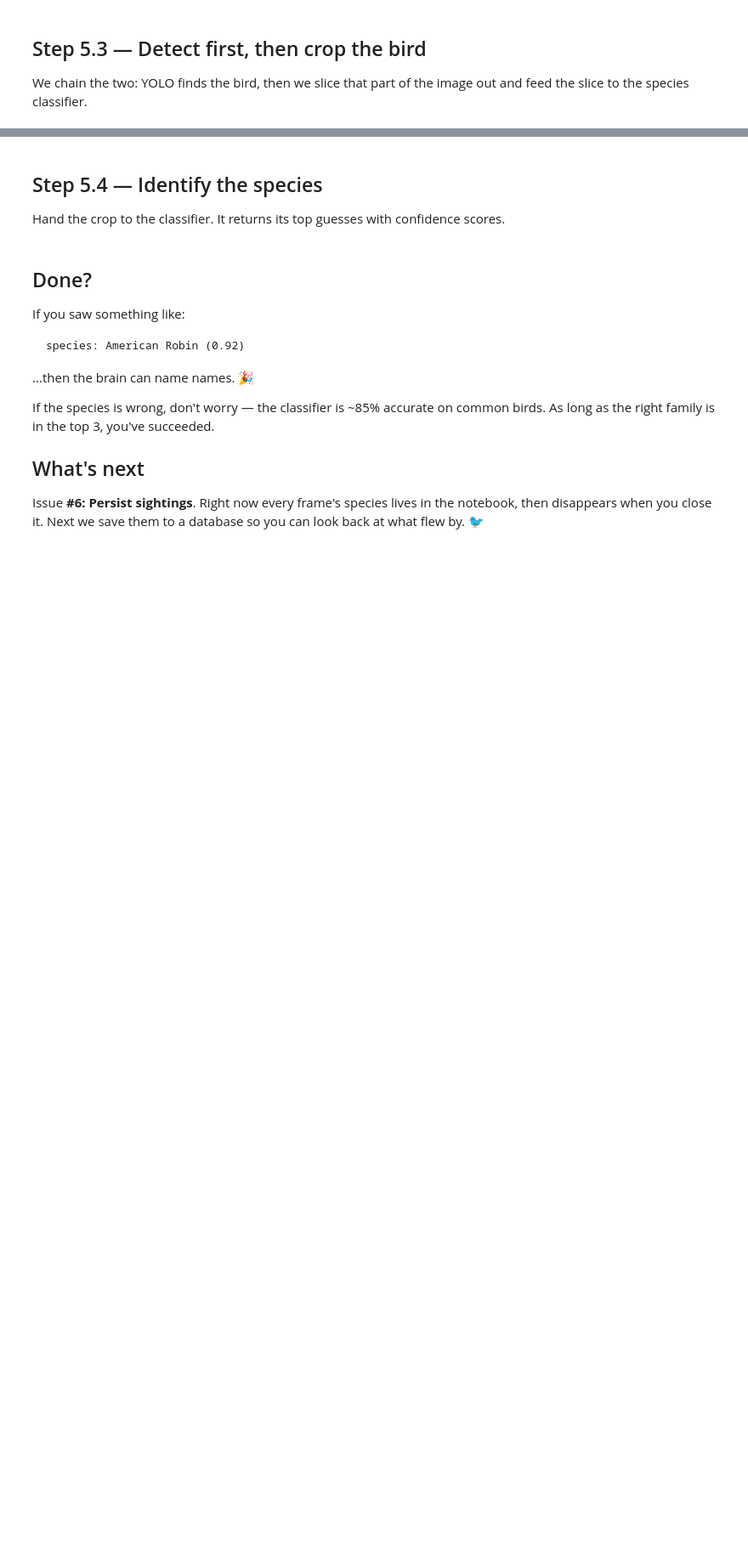
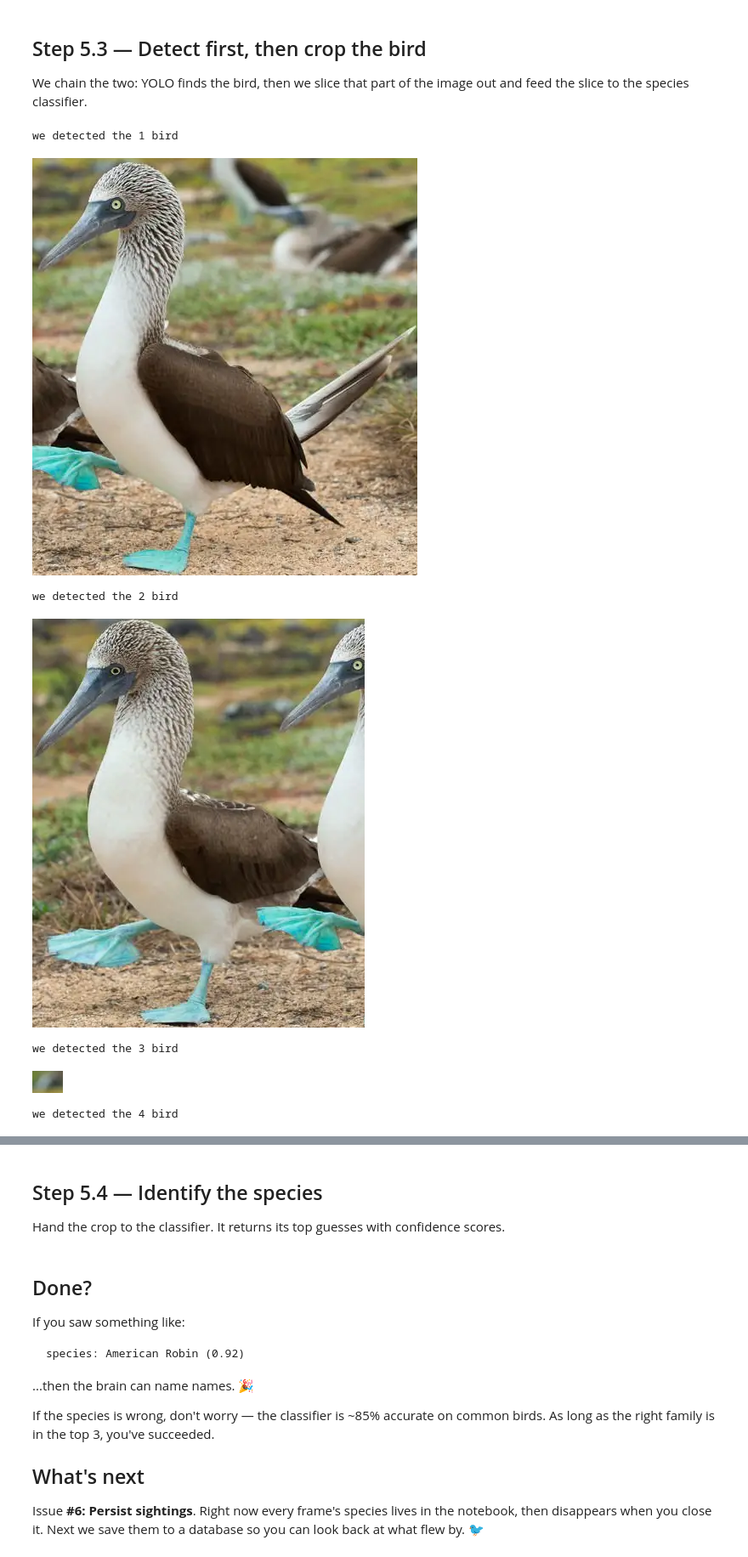
Before and after one commit to jaewilson07/bird-watcher, a Jupyter notebook: tutorials/05-identify.ipynb, the cells around one changed output, grey strips where cells are left out. Shown at 85% size. Saved outputs shown, nothing was run; the diff lists cells and outputs as text; code cells hidden in the pictures; blank space fills up the shorter version.

```diff
--- a/tutorials/05-identify.ipynb
+++ b/tutorials/05-identify.ipynb
@@ -43 +74,39 @@ print(f"Loaded classifier. Knows {len(classifier.model.config.id2label)} species
 We chain the two: YOLO finds the bird, then we slice that part of the image out and feed the slice to the species classifier.
+# %%
+from dotenv import load_dotenv
+from ultralytics import YOLO
+
+def detect_bird(image_path):
+    detector = YOLO("yolov8n.pt")
+    results = detector(image_path, verbose=False)
+
+    BIRD_CLASS_ID = 14
+    return [b for b in results[0].boxes  if int(b.cls[0]) == BIRD_CLASS_ID and float(b.conf[0]) > 0.4]
+
+
+def print_bird(bird_boxes, image_path):
+    if not bird_boxes:
+        print("No birds detected.")
+        return
+
+    for idx, box in enumerate(bird_boxes):
+        x1, y1, x2, y2 = [int(v) for v in box.xyxy[0]]
+        # print(f"Detected bird bounding box: ({x1}, {y1}), ({x2}, {y2})")
+
+        img = Image.open(image_path)
+        crop = img.crop((x1, y1, x2, y2))
+        print(f"we detected the {idx + 1} bird")
+        display(crop)
+
+TEST_IMAGE_FILE = "/home/jaewilson07/GitHub/bird-watcher/data/samples/blue-footed-booby.png"
+
+bird_boxes = detect_bird(TEST_IMAGE_FILE)
+print_bird(bird_boxes, TEST_IMAGE_FILE)
+# %% [output]
+we detected the 1 bird
+[figure, added]
+we detected the 2 bird
+[figure, added]
+we detected the 3 bird
+[figure, added]
+we detected the 4 bird
```
Also changed, not shown: parts of 5 cells of this notebook, 21 other files.
